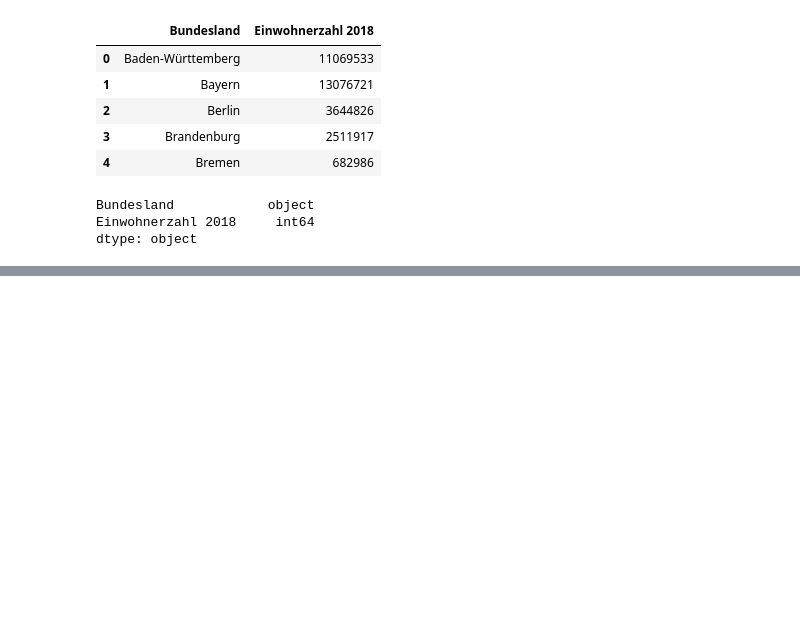
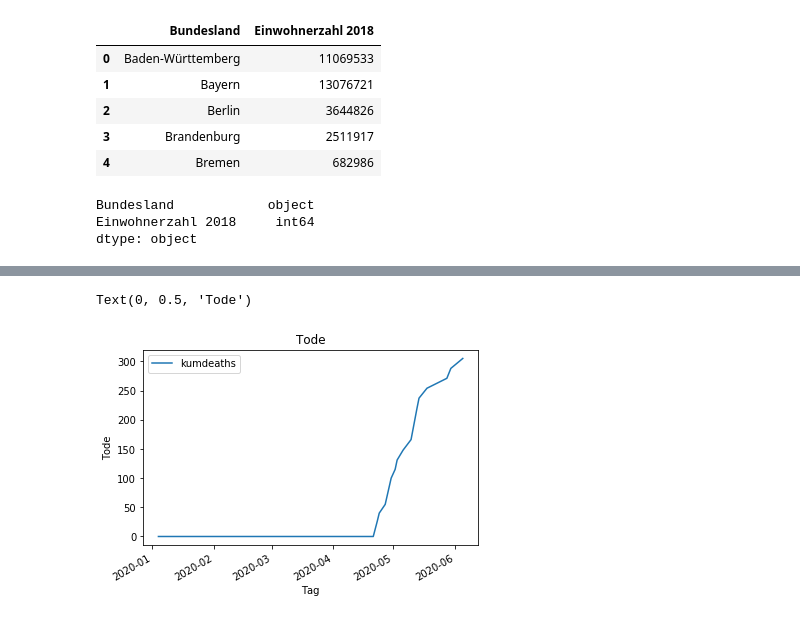
Before and after one commit to Jubo30/Data-Science-Project, a Jupyter notebook: Täglicher Zuwachs Deutschland.ipynb, the cells around one changed output, grey strips where cells are left out. Drawn from its saved outputs; the diff is of its cells as text; code cells hidden in the pictures; blank space fills up the shorter version.

```diff
--- a/Täglicher Zuwachs Deutschland.ipynb
+++ b/Täglicher Zuwachs Deutschland.ipynb
@@ -260,0 +354,10 @@ bundeslandeinwohner.plot.bar(x = 'Bundesland', y = 'Einwohnerzahl 2018');
+# %%
+ax = plt.gca()
+HSK.plot(kind='line', x = 'publication_datetime', y= 'kumdeaths', ax=ax)
+
+ax.set_title('Tode')
+ax.set_xlabel('Tag')
+ax.set_ylabel('Tode')
+# %% [output]
+Text(0, 0.5, 'Tode')
+[figure, added]
```
Also changed, not shown: parts of 9 cells of this notebook.
